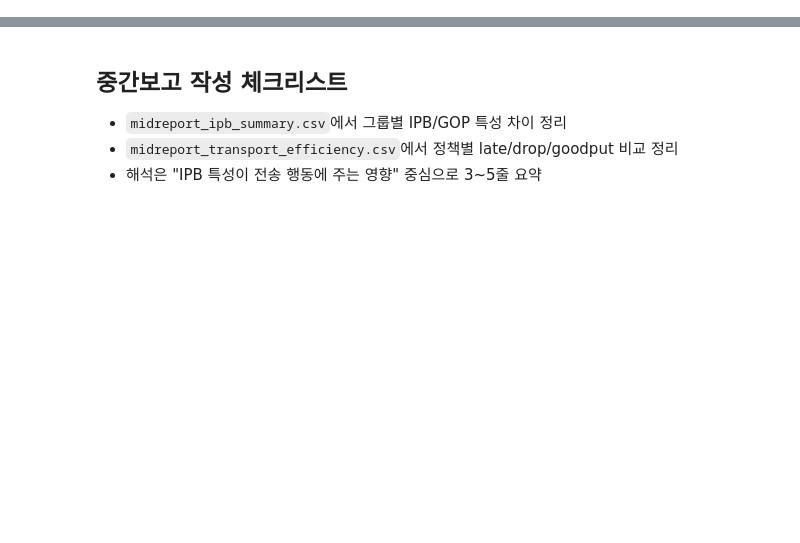
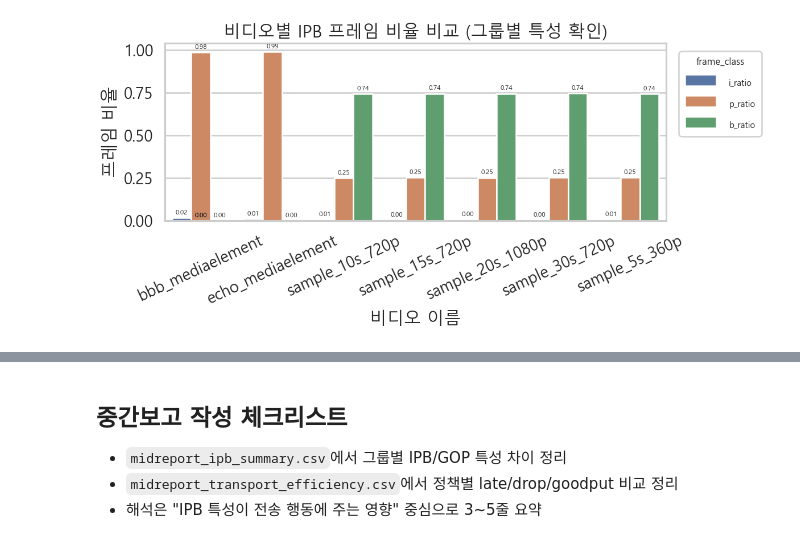
Before and after one commit to knougitrepos/network, a Jupyter notebook: output/jupyter-notebook/midreport_ipb_transport_summary.ipynb, the cells around one changed output, grey strips where cells are left out. Saved outputs shown, nothing was run; the diff lists cells and outputs as text; code cells hidden in the pictures; blank space fills up the shorter version.

```diff
--- a/output/jupyter-notebook/midreport_ipb_transport_summary.ipynb
+++ b/output/jupyter-notebook/midreport_ipb_transport_summary.ipynb
@@ -84,7 +308,7 @@ def ensure_trace(video_path: Path, trace_path: Path, playback_buffer_ms: float =
     ]
     subprocess.run(cmd, check=True)
 
-for row in video_meta_df.itertuples(index=False):
+for row in analysis_meta_df.itertuples(index=False):
     ensure_trace(Path(row.video_path), Path(row.trace_csv))
 
 print('trace 생성/확인 완료')
@@ -91,38 +317,100 @@ print('trace 생성/확인 완료')
 # %%
 # cell 4 : IPB/GOP 특성 요약(핵심)
 ipb_rows = []
-for row in video_meta_df.itertuples(index=False):
+for row in analysis_meta_df.itertuples(index=False):
     trace_df = pd.read_csv(row.trace_csv)
     frame_count = len(trace_df)
     if frame_count == 0:
         continue
-    i_ratio = float((trace_df['frame_type'].str.upper() == 'I').mean())
-    p_ratio = float((trace_df['frame_type'].str.upper() == 'P').mean())
-    b_ratio = float((trace_df['frame_type'].str.upper() == 'B').mean())
+    i_count = int((trace_df['frame_type'].str.upper() == 'I').sum())
+    p_count = int((trace_df['frame_type'].str.upper() == 'P').sum())
+    b_count = int((trace_df['frame_type'].str.upper() == 'B').sum())
+    i_ratio = float(i_count / frame_count)
+    p_ratio = float(p_count / frame_count)
+    b_ratio = float(b_count / frame_count)
     key_idx = trace_df.index[trace_df['key_frame'] == 1].to_numpy()
     gop_len = float(np.median(np.diff(key_idx))) if len(key_idx) >= 2 else float(frame_count)
     ipb_rows.append({
         'group': row.group,
         'video_name': row.video_name,
         'frame_count': frame_count,
+        'i_count': i_count,
+        'p_count': p_count,
+        'b_count': b_count,
         'i_ratio': i_ratio,
         'p_ratio': p_ratio,
         'b_ratio': b_ratio,
+        'i_per_1000_frames': float(i_ratio * 1000.0),
         'median_gop_len_frames': gop_len,
         'mean_payload_bytes': float(trace_df['payload_bytes'].mean()),
     })
 
-ipb_summary_df = pd.DataFrame(ipb_rows).sort_values(['group', 'video_name'])
-display(ipb_summary_df)
-ipb_summary_df.to_csv(ASSET_DIR / 'midreport_ipb_summary.csv', index=False)
+ipb_summary_df = pd.DataFrame(ipb_rows)
+if ipb_summary_df.empty:
+    print('IPB 요약 대상이 없습니다. dataset/videos에 비디오 파일을 추가한 뒤 다시 실행하세요.')
+else:
+    ipb_summary_df = ipb_summary_df.sort_values(['group', 'video_name'])
+    display(ipb_summary_df)
+    ipb_summary_df.to_csv(ASSET_DIR / 'midreport_ipb_summary.csv', index=False)
 
-fig, ax = plt.subplots(figsize=(10, 5))
-plot_df = ipb_summary_df.melt(id_vars=['group', 'video_name'], value_vars=['i_ratio', 'p_ratio', 'b_ratio'], var_name='frame_class', value_name='ratio')
-sns.barplot(data=plot_df, x='video_name', y='ratio', hue='frame_class', ax=ax)
-ax.set_title('비디오별 IPB 비율')
-ax.set_xlabel('video_name')
-ax.set_ylabel('ratio')
-ax.tick_params(axis='x', rotation=25)
-fig.tight_layout()
-fig.savefig(ASSET_DIR / 'midreport_ipb_ratio.png')
-plt.show()
+    fig, ax = plt.subplots(figsize=(12, 5))
+    plot_df = ipb_summary_df.melt(id_vars=['group', 'video_name'], value_vars=['i_ratio', 'p_ratio', 'b_ratio'], var_name='frame_class', value_name='ratio')
+    sns.barplot(data=plot_df, x='video_name', y='ratio', hue='frame_class', ax=ax)
+    ax.set_title('비디오별 IPB 프레임 비율 비교 (그룹별 특성 확인)')
+    ax.set_xlabel('비디오 이름')
+    ax.set_ylabel('프레임 비율')
+    ax.tick_params(axis='x', rotation=25)
+    place_small_legend_right(ax, title='frame_class')
+    annotate_bar_values(ax, fmt='{:.2f}', fontsize=7)
+    fig.tight_layout(rect=[0.0, 0.0, 0.84, 1.0])
+    fig.savefig(ASSET_DIR / 'midreport_ipb_ratio.png')
+    plt.show()
+
+    ipb_explain_rows = []
+    for r in ipb_summary_df.itertuples(index=False):
+        for frame_class, count_col, ratio_col in [
+            ('i_ratio', 'i_count', 'i_ratio'),
+            ('p_ratio', 'p_count', 'p_ratio'),
+            ('b_ratio', 'b_count', 'b_ratio'),
+        ]:
+            count = int(getattr(r, count_col))
+            total = int(r.frame_count)
+            value = float(getattr(r, ratio_col))
+            ipb_explain_rows.append({
+                'video_name': r.video_name,
+                'frame_class': frame_class,
+                'count': count,
+                'frame_count': total,
+                'bar_value': value,
+                'formula': f'{count}/{total}={value:.6f}',
+            })
+    ipb_explain_df = pd.DataFrame(ipb_explain_rows)
+    print('[도출식][IPB 막대값 = frame_class_count / frame_count]')
+    display(ipb_explain_df)
+
+    # I 프레임 가시성 보강: 비율(%) + 1000프레임당 I 개수 동시 확인
+    i_focus_df = ipb_summary_df[['group', 'video_name', 'i_ratio', 'i_per_1000_frames', 'i_count', 'frame_count']].copy()
+    i_focus_df['i_ratio_pct'] = i_focus_df['i_ratio'] * 100.0
+
+    fig_i, ax_i = plt.subplots(figsize=(12, 4.5))
+    sns.barplot(data=i_focus_df, x='video_name', y='i_per_1000_frames', hue='group', dodge=False, ax=ax_i)
+    ax_i.set_title('비디오별 I 프레임 가시화 (1000프레임당 I 개수)')
+    ax_i.set_xlabel('비디오 이름')
+    ax_i.set_ylabel('I 프레임 개수 (/1000 frames)')
+    ax_i.tick_params(axis='x', rotation=25)
+    place_small_legend_right(ax_i, title='group')
+
+    annotate_bar_values(ax_i, fmt='{:.2f}', fontsize=8)
+
+    fig_i.tight_layout(rect=[0.0, 0.0, 0.84, 1.0])
+    fig_i.savefig(ASSET_DIR / 'midreport_i_ratio_focus.png')
+    plt.show()
+
+    i_focus_explain_df = i_focus_df[['video_name', 'i_count', 'frame_count', 'i_per_1000_frames']].copy()
+    i_focus_explain_df['formula'] = i_focus_explain_df.apply(
+        lambda x: f"({int(x['i_count'])}/{int(x['frame_count'])})*1000={x['i_per_1000_frames']:.6f}",
+        axis=1,
+    )
+    print('[도출식][I 가시화 막대값 = (i_count / frame_count) * 1000]')
+    display(i_focus_explain_df)
+# %% [output]
@@ -128,0 +425 @@ plt.show()
+[figure, added]
```
Also changed, not shown: parts of 8 cells of this notebook, 18 other files.
